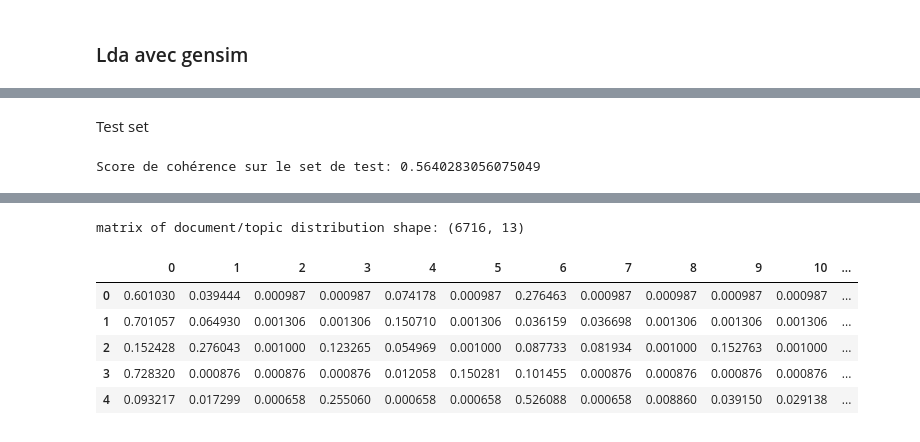
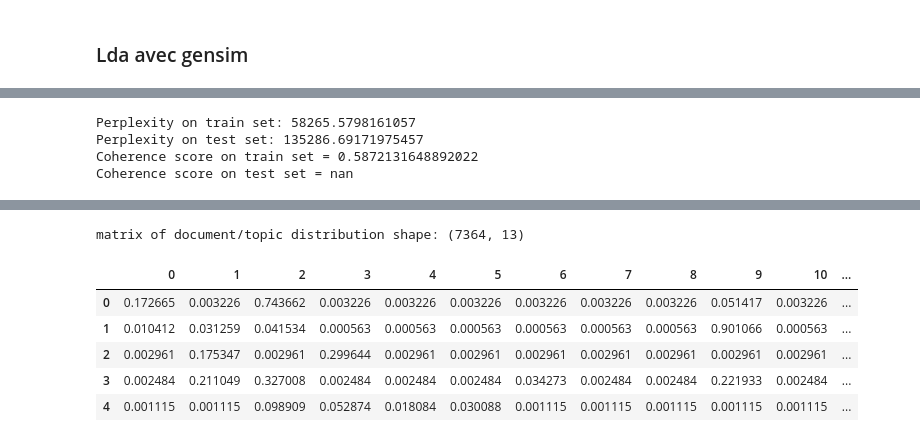
Before and after one commit to Aqlice/MLE-P5, a Jupyter notebook: unsupervised.ipynb, the cells around one changed output, grey strips where cells are left out. Cells and saved outputs as stored; diff of their text form; code cells hidden in the pictures.

```diff
--- a/unsupervised.ipynb
+++ b/unsupervised.ipynb
@@ -205,11 +177,0 @@ coherence score = 0.568160963408628
-# %% [markdown]
-Test set
-# %%
-documents = X_test
-preprocessed_test_documents = preprocessor.preprocess(X_test)
-
-# Calcul du score de cohérence sur le set de test
-coherence_score_test = lda.get_coherence(preprocessed_test_documents)
-print(f"Score de cohérence sur le set de test: {coherence_score_test}")
-# %% [output]
-Score de cohérence sur le set de test: 0.5640283056075049
@@ -221,3 +178,42 @@ document_topics_max = np.argmax(documents_topics_count_vec, axis=1)
+# %%
+# Split your documents into a training and test set
+#texts_for_test = preprocessor.preprocess(X)
+#dictionnary = Dictionary(texts_for_test)
+#train_texts = texts_for_test[:int(len(texts_for_test)*0.8)]
+#test_texts = texts_for_test[int(len(texts_for_test)*0.8):]
+
+# Create a dictionary and corpus from the training set
+#train_dictionary = dictionary
+#train_corpus = [train_dictionary.doc2bow(text) for text in train_texts]
+
+#test_corpus = [train_dictionary.doc2bow(text) for text in test_texts]
+
+# Train LDA model on the training set
+lda = LdaModel(corpus=corpus, id2word=dictionary, num_topics=5, passes=10)
+
+# Evaluate model on the test set
+# For perplexity
+log_perplexity = lda.log_perplexity(corpus)
+perplexity = np.exp(-log_perplexity)
+print(f"Perplexity on train set: {perplexity}")
+
+'''log_perplexity = lda_train.log_perplexity(test_corpus)
+perplexity = np.exp(-log_perplexity)
+print(f"Perplexity on test set: {perplexity}")'''
+
+# For coherence
+coherence_model_lda_train = CoherenceModel(model=lda, texts=texts, dictionary=dictionary, coherence='c_v')
+coherence_score_test = coherence_model_lda_train.get_coherence()
+print("Coherence score on train set =", coherence_score_test)
+
+'''coherence_model_lda_test = CoherenceModel(model=lda_train, texts=test_texts, dictionary=train_dictionary, coherence='c_v')
+coherence_score_test = coherence_model_lda_test.get_coherence()
+print("Coherence score on test set =", coherence_score_test)'''
+# %% [output]
+Perplexity on train set: 58265.5798161057
+Perplexity on test set: 135286.69171975457
+Coherence score on train set = 0.5872131648892022
+Coherence score on test set = nan
 # %%
 import pyLDAvis.gensim_models
 import pyLDAvis
@@ -233,17 +229,18 @@ pyLDAvis.display(vis)
 [interactive output not drawn]
 # %%
 # obtain topic distributions for each document
+test_documents_topics = lda.get_document_topics(corpus, minimum_probability=0)
 topic_dist = pd.DataFrame(test_documents_topics)
 for topic in topic_dist.columns:
     topic_dist[topic] = topic_dist[topic].apply(lambda x : x[1])
 
 print('matrix of document/topic distribution shape:', topic_dist.shape)
 display(topic_dist.head())
 # %% [output]
-matrix of document/topic distribution shape: (6716, 13)
+matrix of document/topic distribution shape: (7364, 13)
 |  | 0 | 1 | 2 | 3 | 4 | 5 | 6 | 7 | 8 | 9 | 10 | ... |
-| 0 | 0.601030 | 0.039444 | 0.000987 | 0.000987 | 0.074178 | 0.000987 | 0.276463 | 0.000987 | 0.000987 | 0.000987 | 0.000987 | ... |
-| 1 | 0.701057 | 0.064930 | 0.001306 | 0.001306 | 0.150710 | 0.001306 | 0.036159 | 0.036698 | 0.001306 | 0.001306 | 0.001306 | ... |
-| 2 | 0.152428 | 0.276043 | 0.001000 | 0.123265 | 0.054969 | 0.001000 | 0.087733 | 0.081934 | 0.001000 | 0.152763 | 0.001000 | ... |
-| 3 | 0.728320 | 0.000876 | 0.000876 | 0.000876 | 0.012058 | 0.150281 | 0.101455 | 0.000876 | 0.000876 | 0.000876 | 0.000876 | ... |
-| 4 | 0.093217 | 0.017299 | 0.000658 | 0.255060 | 0.000658 | 0.000658 | 0.526088 | 0.000658 | 0.008860 | 0.039150 | 0.029138 | ... |
+| 0 | 0.172665 | 0.003226 | 0.743662 | 0.003226 | 0.003226 | 0.003226 | 0.003226 | 0.003226 | 0.003226 | 0.051417 | 0.003226 | ... |
+| 1 | 0.010412 | 0.031259 | 0.041534 | 0.000563 | 0.000563 | 0.000563 | 0.000563 | 0.000563 | 0.000563 | 0.901066 | 0.000563 | ... |
+| 2 | 0.002961 | 0.175347 | 0.002961 | 0.299644 | 0.002961 | 0.002961 | 0.002961 | 0.002961 | 0.002961 | 0.002961 | 0.002961 | ... |
+| 3 | 0.002484 | 0.211049 | 0.327008 | 0.002484 | 0.002484 | 0.002484 | 0.034273 | 0.002484 | 0.002484 | 0.221933 | 0.002484 | ... |
+| 4 | 0.001115 | 0.001115 | 0.098909 | 0.052874 | 0.018084 | 0.030088 | 0.001115 | 0.001115 | 0.001115 | 0.001115 | 0.001115 | ... |
```
Also changed, not shown: parts of 23 cells of this notebook, 19 other files.
